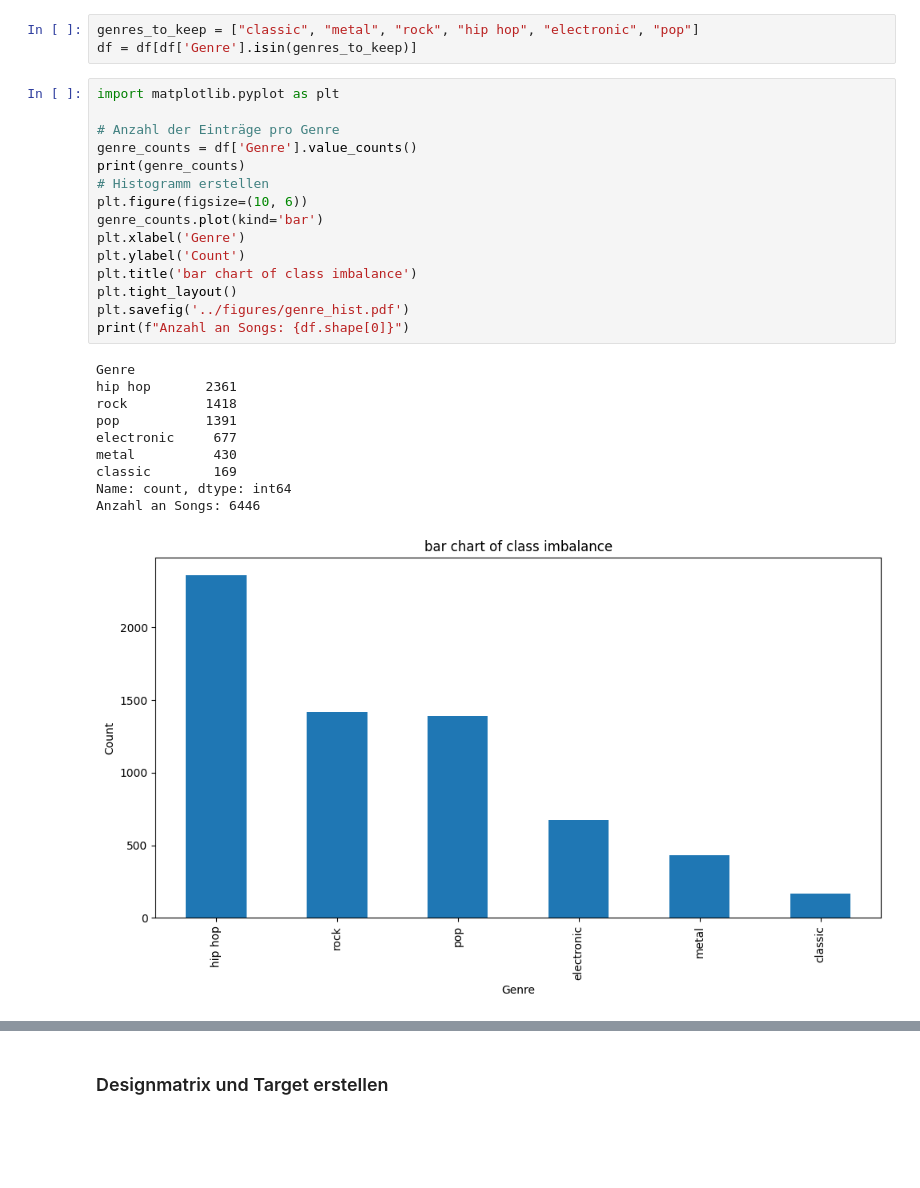
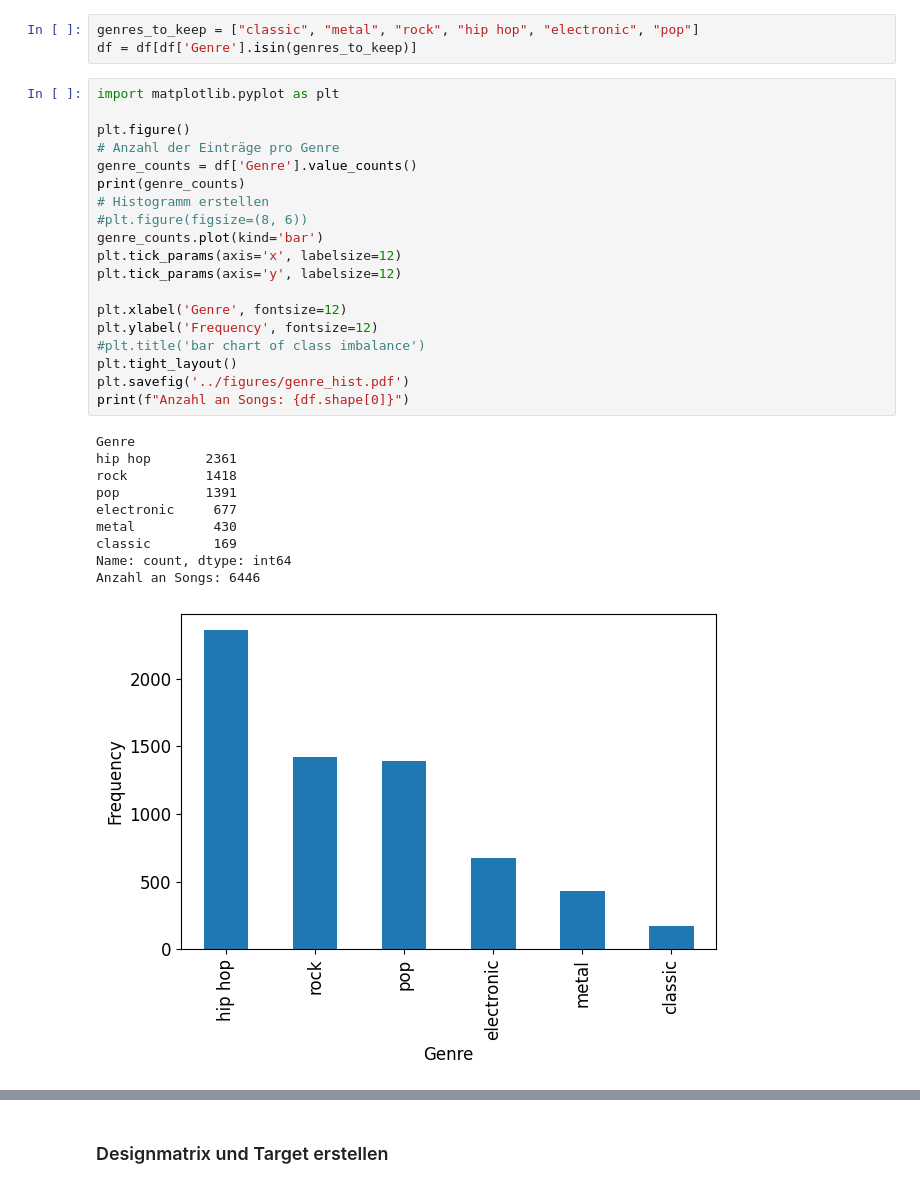
Before and after one commit to Henry-Kr15/TheGenreFactor, a Jupyter notebook: scripts/NN_final.ipynb, the cells around one changed output, grey strips where cells are left out. Drawn from its saved outputs; the diff is of its cells as text; blank space fills up the shorter version.

```diff
--- a/scripts/NN_final.ipynb
+++ b/scripts/NN_final.ipynb
@@ -31,26 +31,30 @@ df = df[df['Genre'].isin(genres_to_keep)]
 # %%
 import matplotlib.pyplot as plt
 
+plt.figure()
 # Anzahl der Einträge pro Genre
 genre_counts = df['Genre'].value_counts()
 print(genre_counts)
 # Histogramm erstellen
-plt.figure(figsize=(10, 6))
+#plt.figure(figsize=(8, 6))
 genre_counts.plot(kind='bar')
-plt.xlabel('Genre')
-plt.ylabel('Count')
-plt.title('bar chart of class imbalance')
+plt.tick_params(axis='x', labelsize=12)
+plt.tick_params(axis='y', labelsize=12)
+
+plt.xlabel('Genre', fontsize=12)
+plt.ylabel('Frequency', fontsize=12)
+#plt.title('bar chart of class imbalance')
 plt.tight_layout()
 plt.savefig('../figures/genre_hist.pdf')
 print(f"Anzahl an Songs: {df.shape[0]}")
 # %% [output]
 Genre
 hip hop       2361
 rock          1418
 pop           1391
 electronic     677
 metal          430
 classic        169
 Name: count, dtype: int64
 Anzahl an Songs: 6446
-[figure, old version]
+[figure, new version]
```
Also changed, not shown: parts of 19 cells of this notebook.
